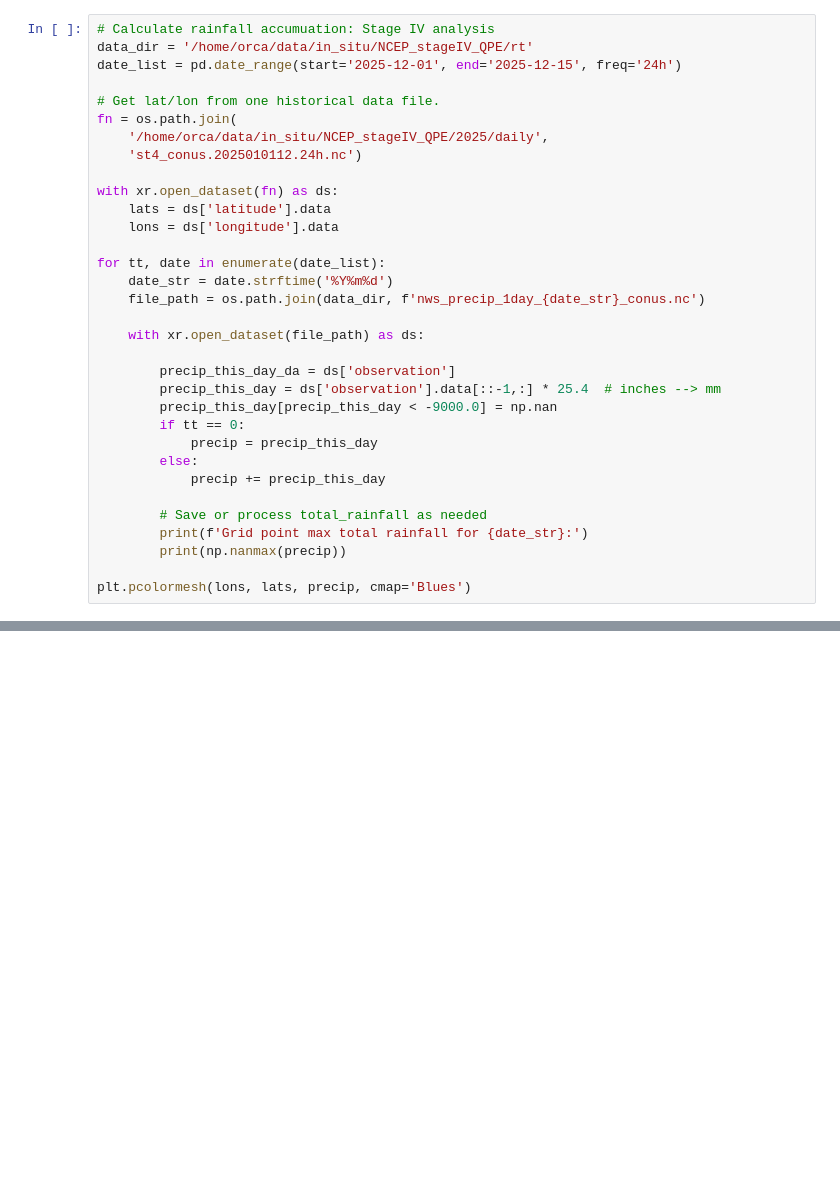
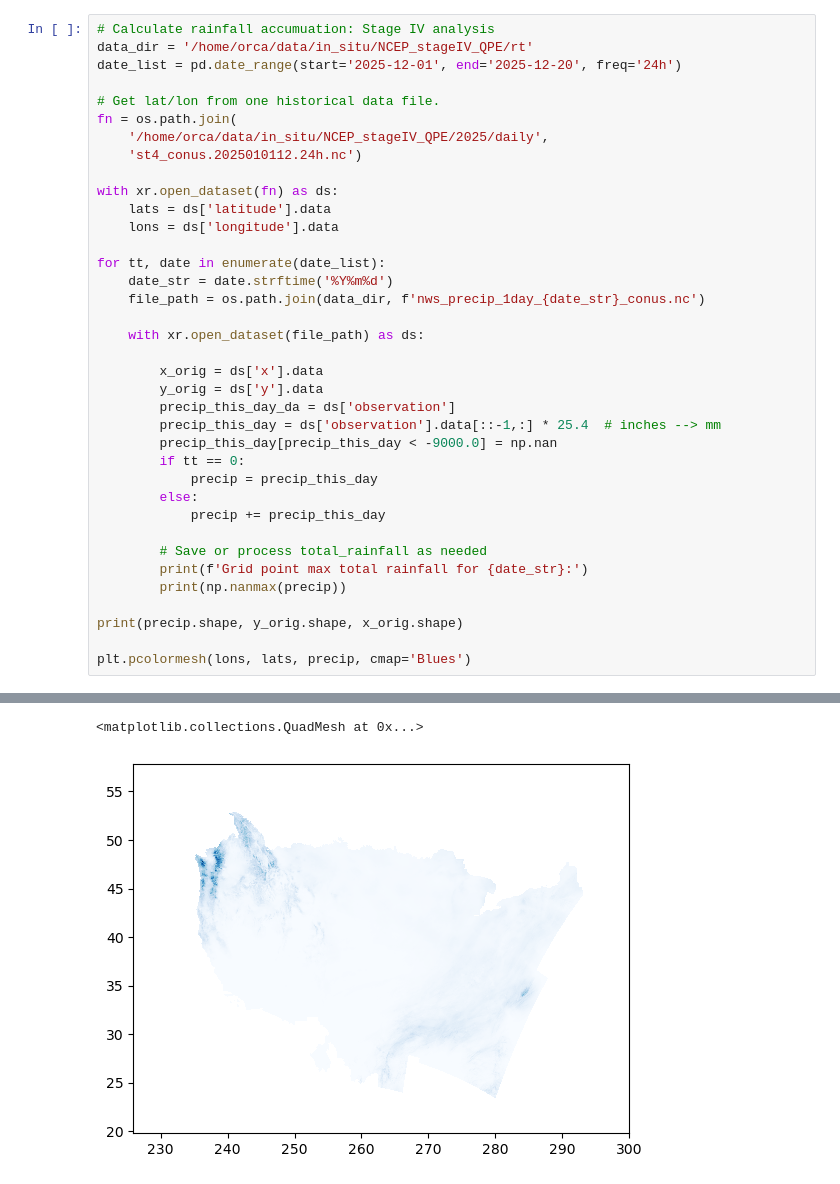
Before and after one commit to uwincm/gaia-hazlab-catalog, a Jupyter notebook: create_dec_2025_precip_accum_layers.ipynb, the cells around one changed output, grey strips where cells are left out. Cells and saved outputs as stored; diff of their text form; blank space fills up the shorter version.

```diff
--- a/create_dec_2025_precip_accum_layers.ipynb
+++ b/create_dec_2025_precip_accum_layers.ipynb
@@ -11,7 +7,7 @@ import os
 # %%
 # Calculate rainfall accumuation: Stage IV analysis
 data_dir = '/home/orca/data/in_situ/NCEP_stageIV_QPE/rt'
-date_list = pd.date_range(start='2025-12-01', end='2025-12-15', freq='24h')
+date_list = pd.date_range(start='2025-12-01', end='2025-12-20', freq='24h')
 
 # Get lat/lon from one historical data file.
 fn = os.path.join(
@@ -28,6 +24,8 @@ for tt, date in enumerate(date_list):
 
     with xr.open_dataset(file_path) as ds:
 
+        x_orig = ds['x'].data
+        y_orig = ds['y'].data
         precip_this_day_da = ds['observation']
         precip_this_day = ds['observation'].data[::-1,:] * 25.4  # inches --> mm
         precip_this_day[precip_this_day < -9000.0] = np.nan
@@ -40,4 +38,7 @@ for tt, date in enumerate(date_list):
         print(f'Grid point max total rainfall for {date_str}:')
         print(np.nanmax(precip))
 
+print(precip.shape, y_orig.shape, x_orig.shape)
+
 plt.pcolormesh(lons, lats, precip, cmap='Blues')
+# %% [output]
@@ -43,0 +62,2 @@ plt.pcolormesh(lons, lats, precip, cmap='Blues')
+<matplotlib.collections.QuadMesh at 0x...>
+[figure, added]
```
Also changed, not shown: parts of 9 cells of this notebook, 1 other file.
